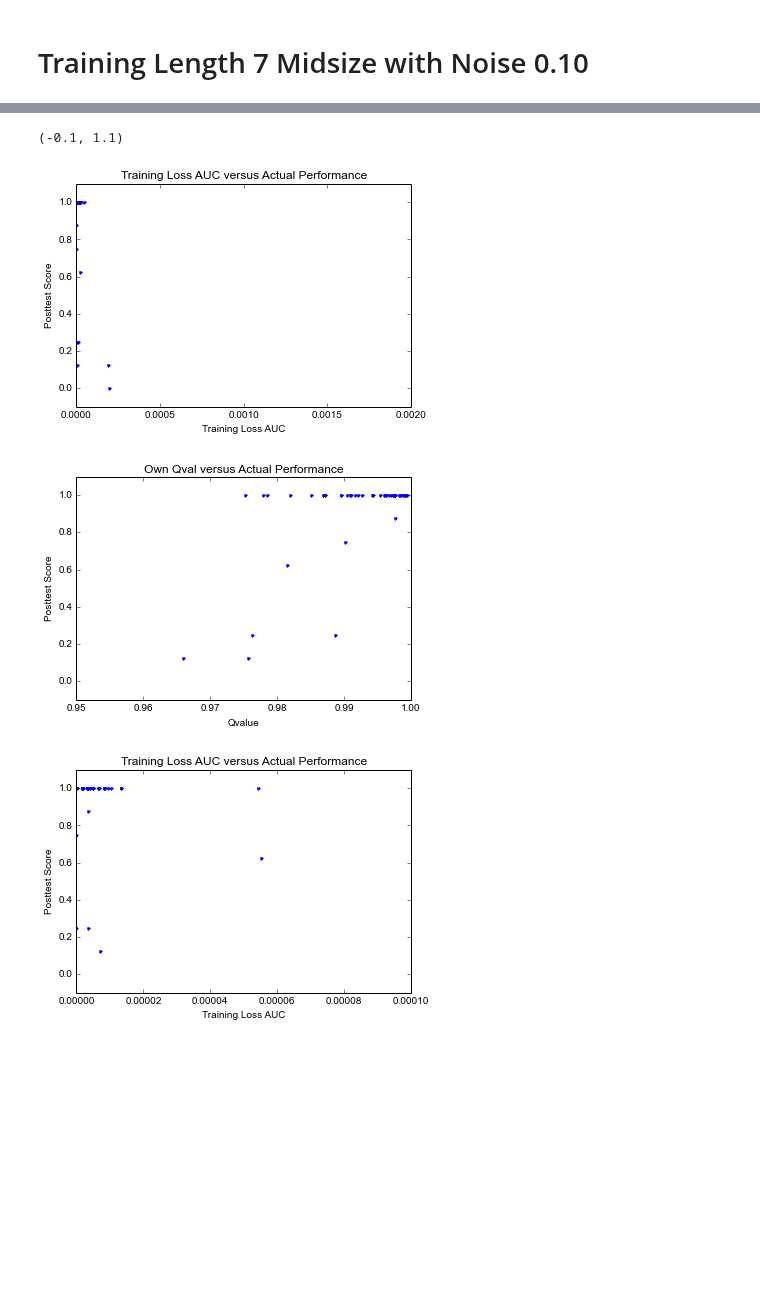
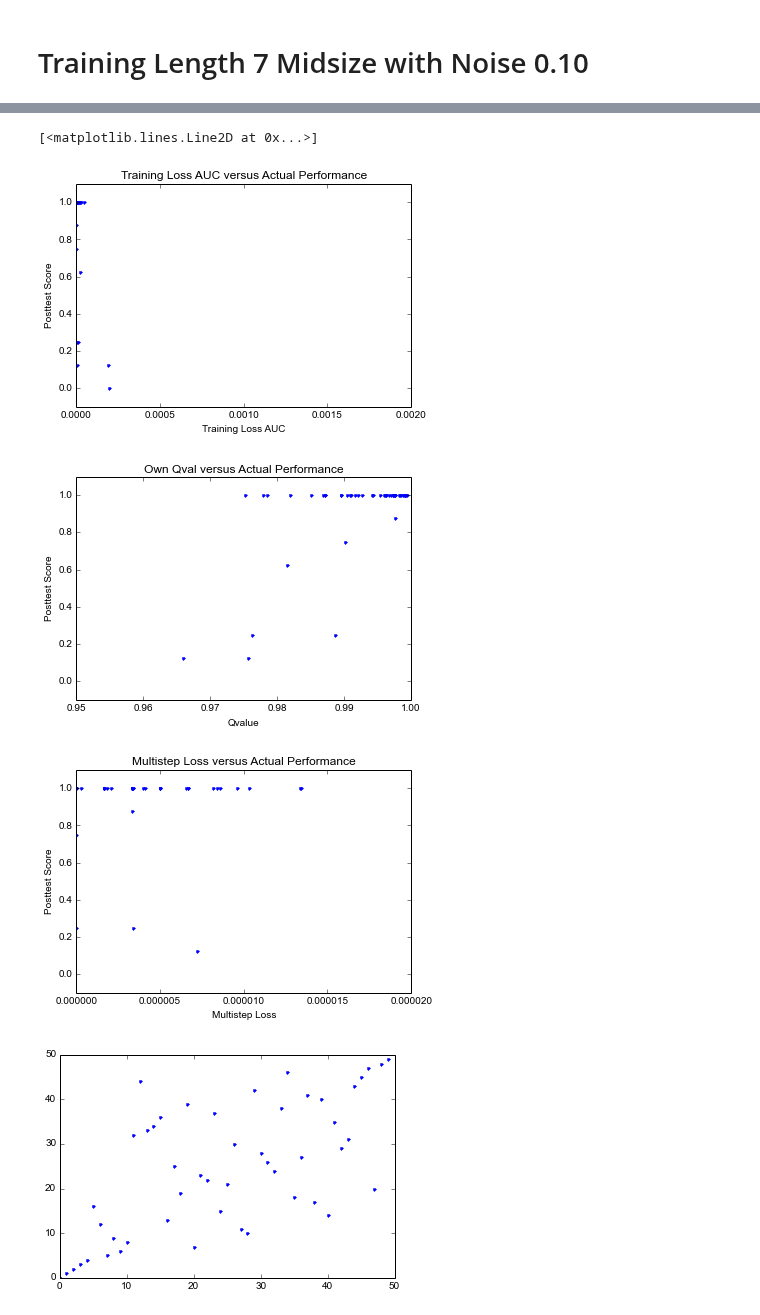
Before and after one commit to lisa-1010/smart-tutor, a Jupyter notebook: code/student2aw5.ipynb, the cells around one changed output, grey strips where cells are left out. Saved outputs shown, nothing was run; the diff lists cells and outputs as text; code cells hidden in the pictures; blank space fills up the shorter version.

Commit message:
results with msloss

```diff
--- a/code/student2aw5.ipynb
+++ b/code/student2aw5.ipynb
@@ -49,3 +49,16 @@ def graph_qval_score(qval, scores):
     xlabel('Qvalue')
     ylabel('Posttest Score')
     plot(xs,ys,'.')
+
+def graph_msloss_score(vloss, scores, postfix=None):
+    figure()
+    if postfix is not None:
+        xs = np.sum(vloss[:,-postfix:],axis=1)
+    else:
+        xs = np.sum(vloss,axis=1)
+    ys = scores
+    title('Multistep Loss versus Actual Performance')
+    xlabel('Multistep Loss')
+    ylabel('Posttest Score')
+    plot(xs,ys,'.')
+    ylim(0,1)
@@ -484,6 +500,8 @@ data41 = np.load('experiments/test2w5_modelgrusimple_mid-noise0.10-dropout10-shu
 
 vloss = data11['vloss'][:,-3:]
 vloss_auc = np.sum(vloss,axis=1)
+tloss = data11['tloss'][:,-3:]
+tloss_auc = np.sum(tloss,axis=1)
 scores = np.vstack((data21['scores'],))[:,0]
 realqvals = np.vstack((data21['qvals'],))[:,0]
 selfqvals = np.vstack((data31['qvals'],))[:,0]
@@ -495,6 +513,9 @@ ranked_by_score = ixs2ranks(sorted_by_score)
 
 sorted_by_vloss = np.argsort(vloss_auc)
 ranked_by_vloss = ixs2ranks(sorted_by_vloss)
+
+sorted_by_tloss = np.argsort(tloss_auc)
+ranked_by_tloss = ixs2ranks(sorted_by_tloss)
 
 sorted_by_qval = np.flipud(np.argsort(selfqvals))
 ranked_by_qval = ixs2ranks(sorted_by_qval)
@@ -503,37 +524,40 @@ sorted_by_msloss = (np.argsort(msloss[:,0]))
 ranked_by_msloss = ixs2ranks(sorted_by_msloss)
 
 six.print_('vloss shape {}'.format(vloss.shape))
 six.print_('scores shape {}'.format(scores.shape))
 six.print_('msloss shape {}'.format(msloss.shape))
 six.print_(scores)
 
 num_models = scores.shape[0]
 
 # 42/50 are good models + 1 almost good
 graph_trainauc_score(vloss, scores, postfix=None)
 xlim(0,0.002)
 ylim(-0.1,1.1)
 graph_qval_score(selfqvals, scores)
 xlim(0.95,1.0)
 ylim(-0.1,1.1)
 #graph_trainauc_qval(vloss,selfqvals)
 #ylim(-0.1,1.1)
-graph_trainauc_score(msloss, scores, postfix=None)
-xlim(0,0.0001)
+graph_msloss_score(msloss, scores, postfix=None)
+xlim(0,0.00002)
 ylim(-0.1,1.1)
+figure()
+plot(ranked_by_tloss,ranked_by_msloss,'.')
 # %% [output]
 vloss shape (50, 3)
 scores shape (50,)
 msloss shape (50, 1)
 [ 0.25   1.     1.     0.125  1.     1.     1.     1.     1.     1.     1.
   0.125  1.     0.     1.     1.     1.     1.     1.     1.     1.     1.
   0.625  1.     1.     1.     1.     0.75   1.     1.     0.875  1.     1.
   1.     1.     1.     1.     1.     1.     1.     1.     0.25   1.     1.
   1.     1.     1.     1.     1.     1.   ]
-(-0.1, 1.1)
+[<matplotlib.lines.Line2D at 0x...>]
 [figure]
 [figure]
-[figure, old version]
+[figure, new version]
+[figure, added]
 # %%
 for i in six.moves.range(num_models):
     ix = sorted_by_msloss[i]
```
Also changed, not shown: parts of 3 cells of this notebook.
